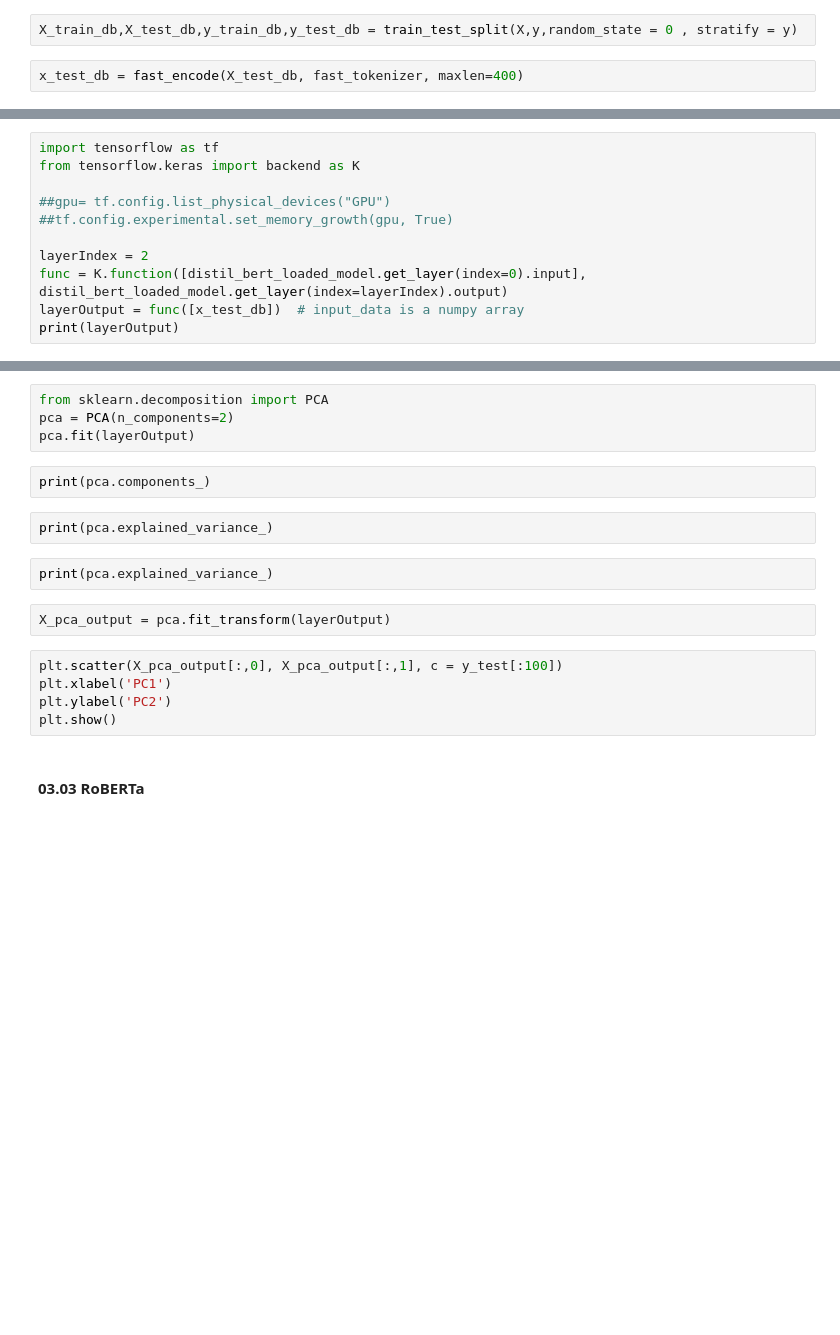
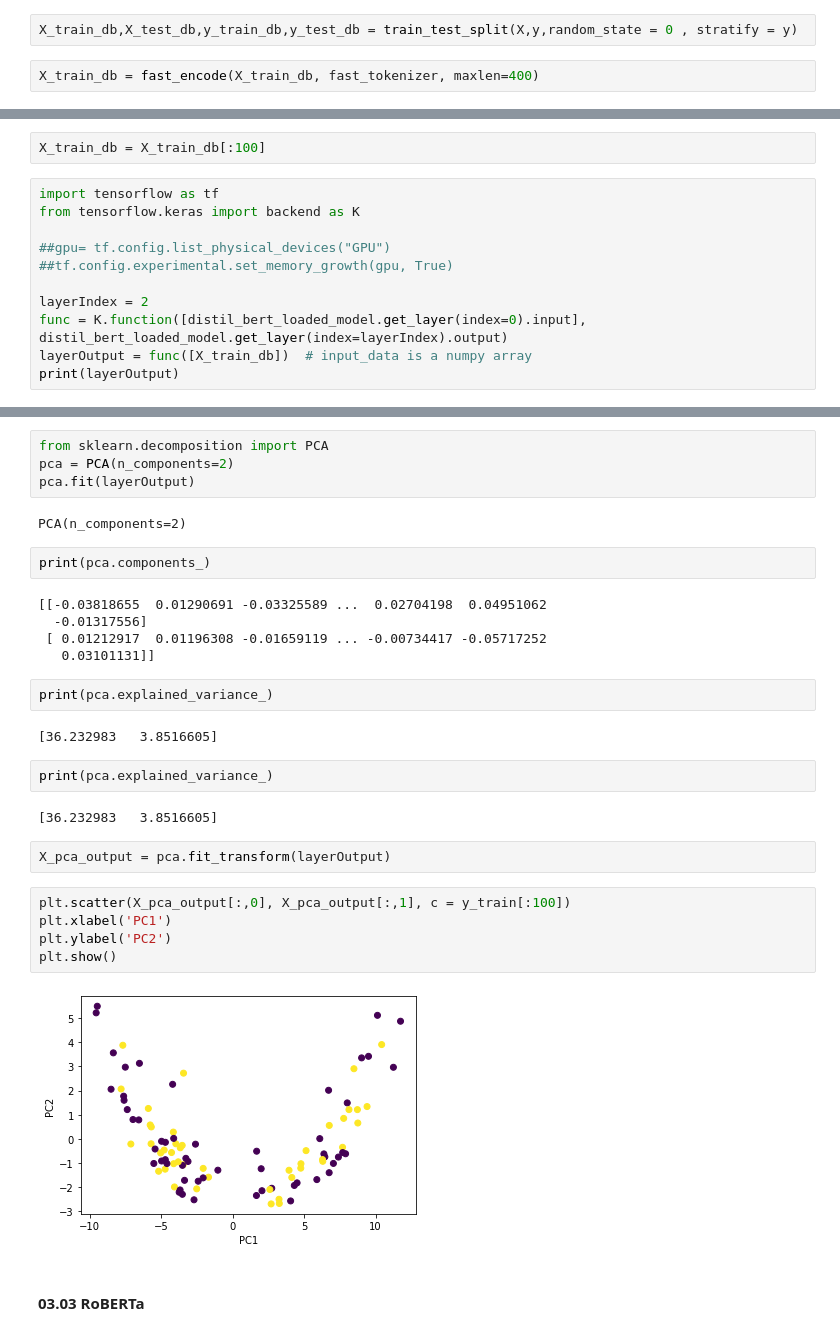
Before and after one commit to subhabrata-ghosh-1988/Transformers, a Jupyter notebook: Transformers_Ensemble.ipynb, the cells around one changed output, grey strips where cells are left out. Drawn from its saved outputs; the diff is of its cells as text; blank space fills up the shorter version.

Commit message:
Visualizing the BERT output PCA

```diff
--- a/Transformers_Ensemble.ipynb
+++ b/Transformers_Ensemble.ipynb
@@ -327,5 +396,5 @@ distil_bert_uncased_pred=distil_bert_loaded_model.predict(x_test)
 # %%
 X_train_db,X_test_db,y_train_db,y_test_db = train_test_split(X,y,random_state = 0 , stratify = y)
 # %%
-x_test_db = fast_encode(X_test_db, fast_tokenizer, maxlen=400)
+X_train_db = fast_encode(X_train_db, fast_tokenizer, maxlen=400)
 # %%
@@ -335,3 +404,5 @@ x_test_db = x_test_db[:100]
+# %%
+X_train_db = X_train_db[:100]
 # %%
 import tensorflow as tf
 from tensorflow.keras import backend as K
@@ -341,5 +412,5 @@ from tensorflow.keras import backend as K
 
 layerIndex = 2
 func = K.function([distil_bert_loaded_model.get_layer(index=0).input], distil_bert_loaded_model.get_layer(index=layerIndex).output)
-layerOutput = func([x_test_db])  # input_data is a numpy array
+layerOutput = func([X_train_db])  # input_data is a numpy array
 print(layerOutput)
@@ -347,19 +432,32 @@ print(layerOutput)
 from sklearn.decomposition import PCA
 pca = PCA(n_components=2)
 pca.fit(layerOutput)
+# %% [output]
+PCA(n_components=2)
 # %%
 print(pca.components_)
+# %% [output]
+[[-0.03818655  0.01290691 -0.03325589 ...  0.02704198  0.04951062
+  -0.01317556]
+ [ 0.01212917  0.01196308 -0.01659119 ... -0.00734417 -0.05717252
+   0.03101131]]
 # %%
 print(pca.explained_variance_)
+# %% [output]
+[36.232983   3.8516605]
 # %%
 print(pca.explained_variance_)
+# %% [output]
+[36.232983   3.8516605]
 # %%
 X_pca_output = pca.fit_transform(layerOutput)
 # %%
-plt.scatter(X_pca_output[:,0], X_pca_output[:,1], c = y_test[:100])
+plt.scatter(X_pca_output[:,0], X_pca_output[:,1], c = y_train[:100])
 plt.xlabel('PC1')
 plt.ylabel('PC2')
 plt.show()
+# %% [output]
+[figure, added]
 # %% [markdown]
 #### 03.03 RoBERTa
 # %%
```
Also changed, not shown: parts of 37 cells of this notebook.
